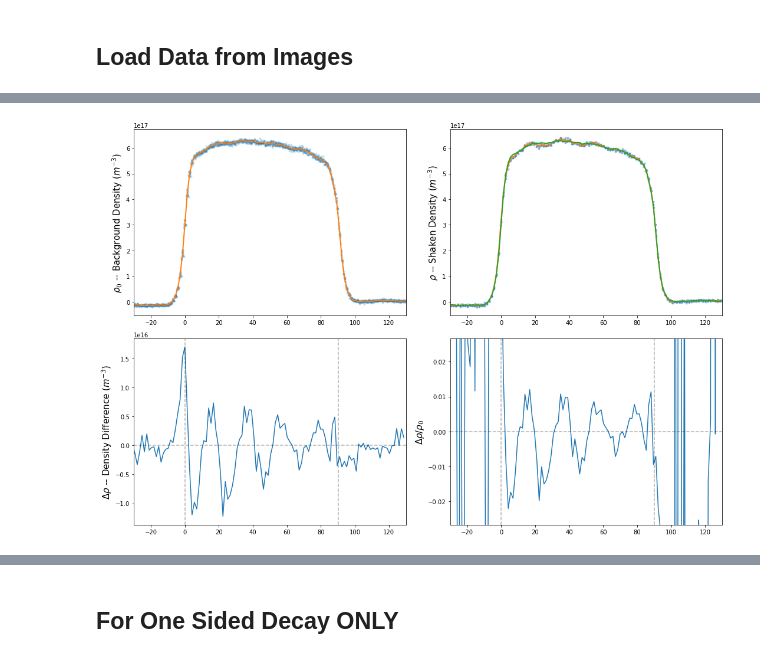
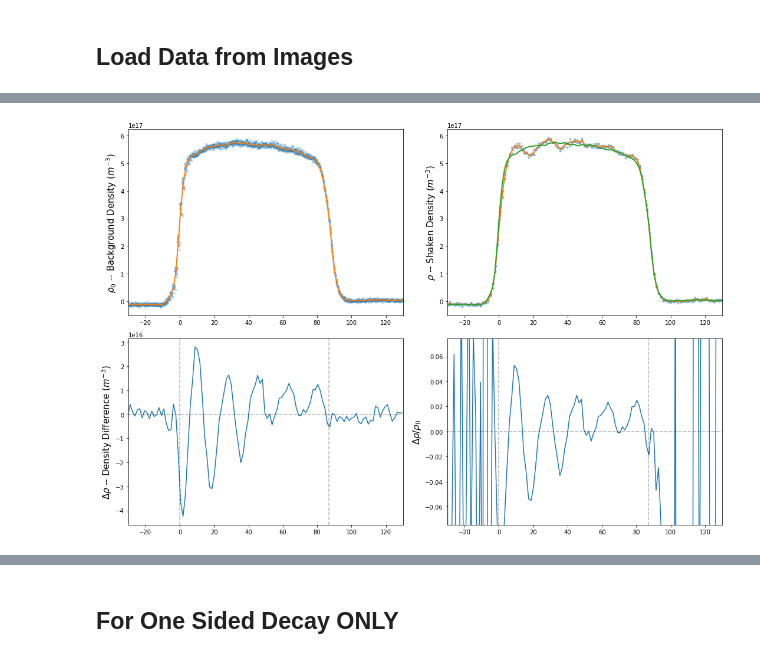
Before and after one commit to ranchop/QCalc, a Jupyter notebook: Box Shaking/Box Shaking Analyzer - In Progress - Adding Position Reference.ipynb, the cells around one changed output, grey strips where cells are left out. Drawn from its saved outputs; the diff is of its cells as text; code cells hidden in the pictures.

```diff
--- a/Box Shaking/Box Shaking Analyzer - In Progress - Adding Position Reference.ipynb
+++ b/Box Shaking/Box Shaking Analyzer - In Progress - Adding Position Reference.ipynb
@@ -581,7 +583,7 @@ Total number of images   : 78
 # Define Settings
 settings = {**default_settings,
             **dict(center_x = 1181, center_y = 1370, width=800, height=800, fudge=1.73, subsample=2,
-                  xsec_extension='linear', xsec_slice_width=4, xsec_fit_range=1.0, radial_selection=0.75,)}
+                  xsec_extension='linear', xsec_slice_width=4, xsec_fit_range=1.0, radial_selection=0.5,)}
 
 # Apply settings
 for i, r in df_all.iterrows():
@@ -716,5 +729,5 @@ plt.tight_layout()
 # %%
-plot_xi = 1
+plot_xi = -10
 # %%
 # Average Profiles
 
@@ -725,6 +738,14 @@ z_lims = np.array([-40, 130]) * 1e-6
 nz_bg_conc = tp.Curve(np.concatenate([nz.x for nz in df_bg.nz]), np.concatenate([nz.y for nz in df_bg.nz]),
                       xscale=1e-6, yscale=1).sortbyx()
 nz_bg = nz_bg_conc.binbyx(step = np.diff(df_bg.iloc[0].nz.x)[0])
+
+# Raw Data
+x_list = df_data.x.values
+z_list = nz_bg.trim(xlim = z_lims).x.copy()
+movie_dN_raw = [x_list, z_list*1e6,
+                np.array([nz_data(z_list) - nz_bg(z_list) for nz_data in df_data.nz]).T]
+movie_dN_N_raw = [x_list, z_list*1e6,
+                  np.array([(nz_data(z_list) - nz_bg(z_list)) / (nz_bg(z_list)) for nz_data in df_data.nz]).T]
 
 # Average Data
 x_list = np.unique(df_data.x.values)
@@ -749,6 +770,7 @@ for x in x_list:
 
 movie_dN = [x_list, z_list*1e6, np.array(movie_dN).T]
 movie_dN_N = [x_list, z_list*1e6, np.nan_to_num(np.array(movie_dN_N).T)]
+
 
 # plot
 xi = plot_xi
@@ -758,31 +780,31 @@ plt.plot(*nz_bg_conc.plotdata, '.', alpha=0.2)
 plt.plot(*nz_bg.plotdata, '-', linewidth=2)
 plt.ylabel(r'$\rho_0$ -- Background Density ($m^{-3}$)', fontsize=15)
 
 ax2 = plt.subplot(222, sharex=ax1, sharey=ax1)
 plt.plot(*nz_data_conc[xi].plotdata, '.', alpha=0.4)
 plt.plot(*nz_data[xi].plotdata, '-', linewidth=2)
 plt.plot(*nz_bg.plotdata, '-', linewidth=2)
 # plt.ylim([nz_bg.plotdata[1].max() * 0.5, None])
 plt.ylabel(r'$\rho$ -- Shaken Density ($m^{-3}$)', fontsize=15)
 
 ax3 = plt.subplot(223, sharex = ax1)
 plt.plot(movie_dN[1], movie_dN[2][:, xi])
 plt.axhline(0, c='k', linestyle='--', alpha=0.3)
 plt.axvline(0, c='k', linestyle='--', alpha=0.3)
 plt.axvline(info['Box Length Fit']*1e6, c='k', linestyle='--', alpha=0.3)
 plt.ylabel(r'$\Delta \rho$ -- Density Difference ($m^{-3}$)', fontsize=15)
 
 ax4 = plt.subplot(224, sharex = ax1)
 plt.plot(movie_dN_N[1], movie_dN_N[2][:, xi])
 plt.axhline(0, c='k', linestyle='--', alpha=0.3)
 plt.axvline(0, c='k', linestyle='--', alpha=0.3)
 plt.axvline(info['Box Length Fit']*1e6, c='k', linestyle='--', alpha=0.3)
 appx_amp = np.abs(movie_dN_N[2][(movie_dN_N[1]>5) & (movie_dN_N[1]<50), xi]).max() * 1.35
 plt.ylim([- appx_amp, appx_amp])
 plt.ylabel(r'$\Delta \rho / \rho_0$', fontsize=15)
 
 plt.xlim([-30, 130])
 
 plt.tight_layout()
 # %% [output]
-[figure, old version]
+[figure, new version]
```
Also changed, not shown: parts of 28 cells of this notebook, 2 other files.
